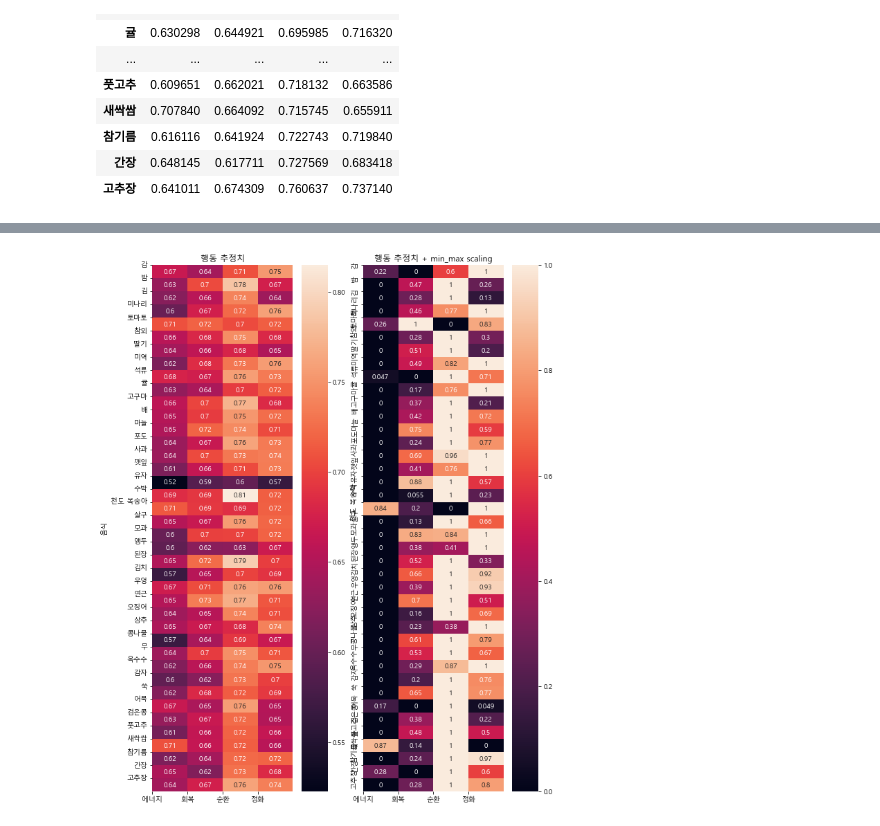
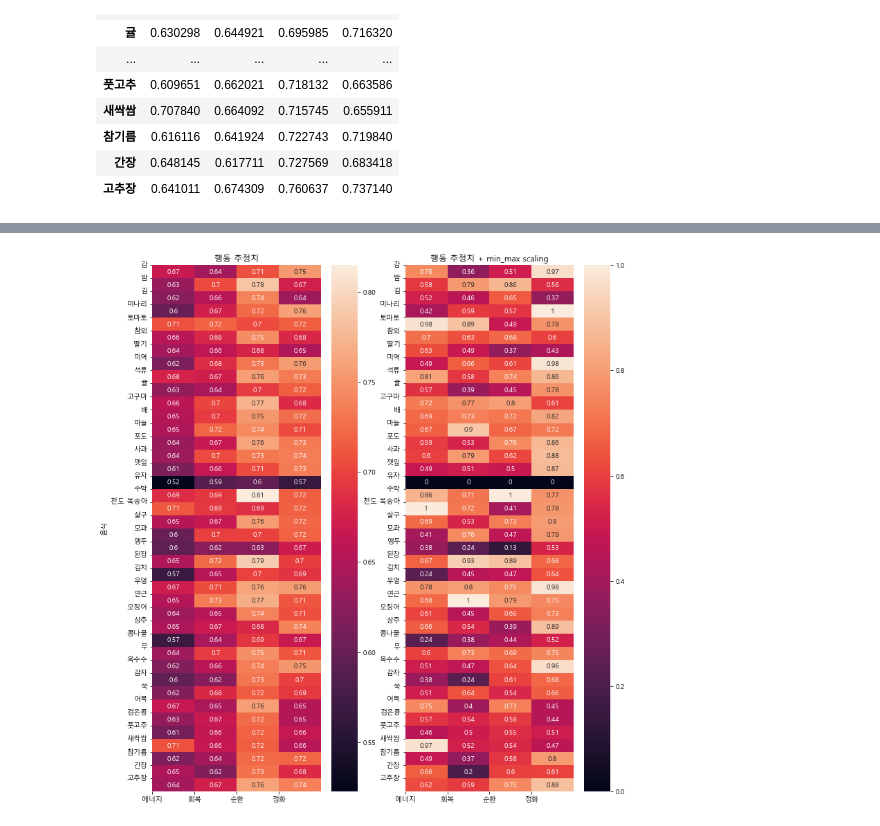
Before and after one commit to sigongjoa/BERT_simi, a Jupyter notebook: food2dim check.ipynb, the cells around one changed output, grey strips where cells are left out. Cells and saved outputs as stored; diff of their text form; code cells hidden in the pictures.

```diff
--- a/food2dim check.ipynb
+++ b/food2dim check.ipynb
@@ -272,6 +272,7 @@ act_dim
 # 현재 행동 추정치를 standard normalization
 from sklearn.preprocessing import StandardScaler
 
+'''
 std_est = []
 for idx in act_dim.index:
     scaler = StandardScaler()
@@ -279,10 +280,22 @@ for idx in act_dim.index:
     scaler.fit(act_est)
     std_act_est = scaler.transform(act_est).reshape(1,4).flatten()
     std_est.append(std_act_est)
+'''
+
+std_est = []
+for col in act_dim.columns:
+    s_scaler = StandardScaler()
+    dim_ests = np.array(act_dim[col]).reshape(-1,1)
+    s_scaler.fit(dim_ests)
+    std_dim_est = s_scaler.transform(dim_ests).flatten()
+    std_est.append(std_dim_est)
+
+std_est = np.array(std_est).T
+
 
 plt.rc('font', family='Malgun Gothic')
 f,(ax1,ax2) = plt.subplots(1,2)
-f.set_figheight(20)
+f.set_figheight(14)
 f.set_figwidth(12)
 action_list = food_data['음식']
 dim_list = ['에너지','회복','순환','정화']
@@ -297,7 +310,7 @@ ax1.set_xticklabels(dim_list)
 g2 = sns.heatmap(std_est,cbar=True,annot=True, ax=ax2)
 ax2.set_title('행동 추정치 + standard normalization')
 ax2.set_yticks(np.arange(0,len(action_list)))
-ax2.set_yticklabels(action_list)
+ax2.set_yticklabels(action_list,rotation=0)
 ax2.set_xticks(np.arange(0,len(dim_list)))
 ax2.set_xticklabels(dim_list)
 #ax2.set_ylabel(rotation= 90)
@@ -341,38 +354,50 @@ plt.show()
 # %%
 from sklearn.preprocessing import MinMaxScaler
-
+'''
 min_max_est = []
 for idx in act_dim.index:
     scaler = MinMaxScaler()
     act_est = np.array(act_dim.loc[idx]).reshape(-1,1)
     scaler.fit(act_est)
     normal_act_est = scaler.transform(act_est).reshape(1,4).flatten()
     min_max_est.append(normal_act_est)
+'''
+
+min_max_est = []
+for col in act_dim.columns:
+    m_scaler = MinMaxScaler()
+    dim_ests = np.array(act_dim[col]).reshape(-1,1)
+    m_scaler.fit(dim_ests)
+    min_dim_est = m_scaler.transform(dim_ests).flatten()
+    min_max_est.append(min_dim_est)
+
+min_max_est = np.array(min_max_est).T
+
 
 plt.rc('font', family='Malgun Gothic')
 f,(ax1,ax2) = plt.subplots(1,2)
 f.set_figheight(14)
-f.set_figwidth(10)
+f.set_figwidth(12)
 action_list = food_data['음식']
 dim_list = ['에너지','회복','순환','정화']
 
 g1 = sns.heatmap(act_dim,cbar=True,annot=True , ax=ax1)
 ax1.set_title('행동 추정치')
 ax1.set_yticks(np.arange(0,len(action_list)))
 ax1.set_yticklabels(action_list)
 ax1.set_xticks(np.arange(0,len(dim_list)))
 ax1.set_xticklabels(dim_list)
 
 g2 = sns.heatmap(min_max_est,cbar=True,annot=True, ax=ax2)
 ax2.set_title('행동 추정치 + min_max scaling')
 ax2.set_yticks(np.arange(0,len(action_list)))
-ax2.set_yticklabels(action_list)
+ax2.set_yticklabels(action_list,rotation = 0)
 ax2.set_xticks(np.arange(0,len(dim_list)))
 ax2.set_xticklabels(dim_list)
 
 plt.show()
 # %% [output]
-[figure, old version]
+[figure, new version]
 # %%
 from sklearn.preprocessing import robust_scale
 
```
Also changed, not shown: parts of 3 cells of this notebook, 2 other files.
